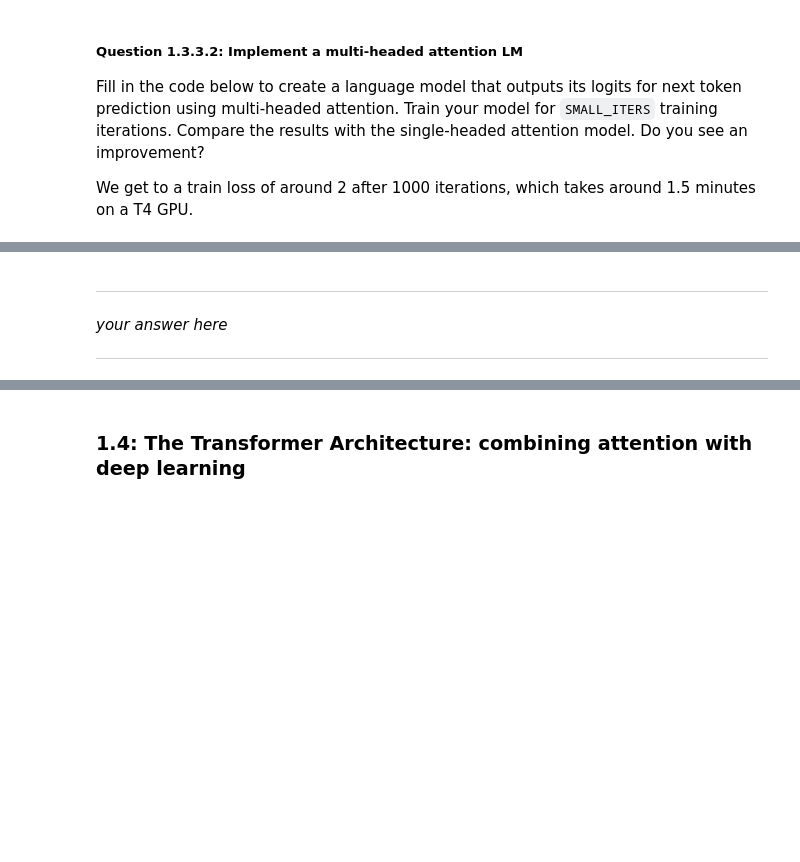
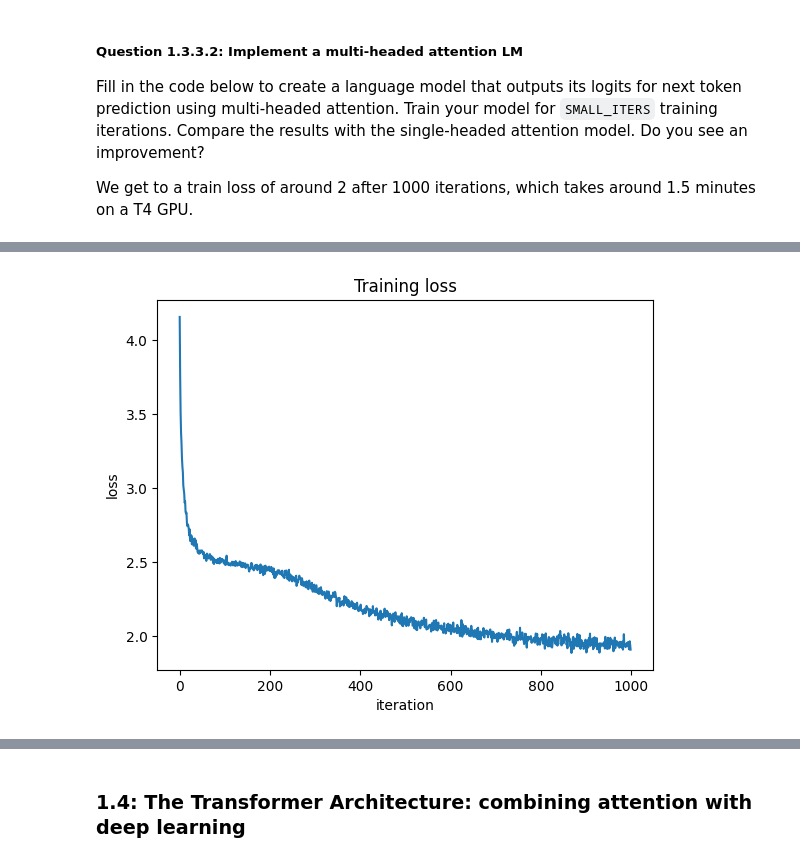
Before and after one commit to dal548/305BFinal, a Jupyter notebook: hw4.ipynb, the cells around one changed output, grey strips where cells are left out. Saved outputs shown, nothing was run; the diff lists cells and outputs as text; code cells hidden in the pictures; blank space fills up the shorter version.

```diff
--- a/hw4.ipynb
+++ b/hw4.ipynb
@@ -1032,6 +1032,8 @@ step 999: train loss 1.9330, val loss 2.0744
-# %% [markdown]
----
-
-_your answer here_
-
----
+# %%
+plt.plot(loss_list)
+plt.xlabel("iteration")
+plt.ylabel("loss")
+plt.title("Training loss")
+plt.show()
+# %% [output]
+[figure, added]
```
Also changed, not shown: parts of 22 cells of this notebook, 2 other files.
